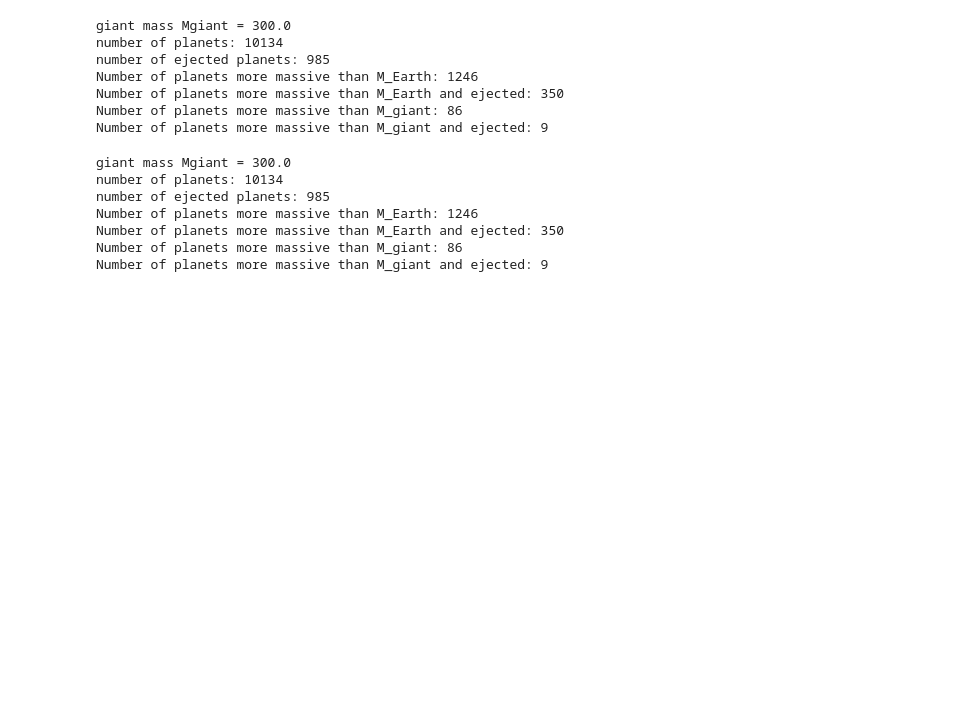
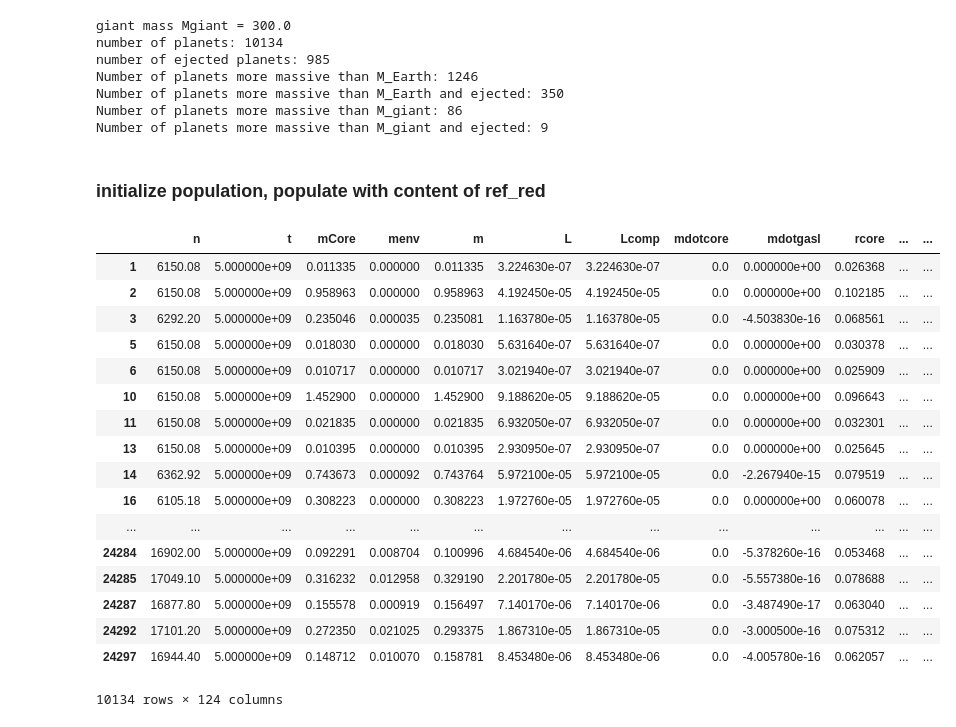
Before and after one commit to matiscke/popsyntools, a Jupyter notebook: notebooks/20180716_exostat2.ipynb, the cells around one changed output. Saved outputs shown, nothing was run; the diff lists cells and outputs as text; code cells hidden in the pictures; blank space fills up the shorter version.

Commit message:
filter population by planet type

```diff
--- a/notebooks/20180716_exostat2.ipynb
+++ b/notebooks/20180716_exostat2.ipynb
@@ -32,17 +32,30 @@ Number of planets more massive than M_Earth: 1246
 Number of planets more massive than M_Earth and ejected: 350
 Number of planets more massive than M_giant: 86
 Number of planets more massive than M_giant and ejected: 9
+# %% [markdown]
+### initialize population, populate with content of ref_red
 # %%
 pop = planeteOutput.population()
 # %%
 pop.readData(file)
-# %%
-pop.categorize()
-# %% [output]
-giant mass Mgiant = 300.0
-number of planets: 10134
-number of ejected planets: 985
-Number of planets more massive than M_Earth: 1246
-Number of planets more massive than M_Earth and ejected: 350
-Number of planets more massive than M_giant: 86
-Number of planets more massive than M_giant and ejected: 9
+# %%
+stats.filterPlanets(pop.data, 'all')
+# %% [output]
+|  | n | t | mCore | menv | m | L | Lcomp | mdotcore | mdotgasl | rcore | ... | ... |
+| 1 | 6150.08 | 5.000000e+09 | 0.011335 | 0.000000 | 0.011335 | 3.224630e-07 | 3.224630e-07 | 0.0 | 0.000000e+00 | 0.026368 | ... | ... |
+| 2 | 6150.08 | 5.000000e+09 | 0.958963 | 0.000000 | 0.958963 | 4.192450e-05 | 4.192450e-05 | 0.0 | 0.000000e+00 | 0.102185 | ... | ... |
+| 3 | 6292.20 | 5.000000e+09 | 0.235046 | 0.000035 | 0.235081 | 1.163780e-05 | 1.163780e-05 | 0.0 | -4.503830e-16 | 0.068561 | ... | ... |
+| 5 | 6150.08 | 5.000000e+09 | 0.018030 | 0.000000 | 0.018030 | 5.631640e-07 | 5.631640e-07 | 0.0 | 0.000000e+00 | 0.030378 | ... | ... |
+| 6 | 6150.08 | 5.000000e+09 | 0.010717 | 0.000000 | 0.010717 | 3.021940e-07 | 3.021940e-07 | 0.0 | 0.000000e+00 | 0.025909 | ... | ... |
+| 10 | 6150.08 | 5.000000e+09 | 1.452900 | 0.000000 | 1.452900 | 9.188620e-05 | 9.188620e-05 | 0.0 | 0.000000e+00 | 0.096643 | ... | ... |
+| 11 | 6150.08 | 5.000000e+09 | 0.021835 | 0.000000 | 0.021835 | 6.932050e-07 | 6.932050e-07 | 0.0 | 0.000000e+00 | 0.032301 | ... | ... |
+| 13 | 6150.08 | 5.000000e+09 | 0.010395 | 0.000000 | 0.010395 | 2.930950e-07 | 2.930950e-07 | 0.0 | 0.000000e+00 | 0.025645 | ... | ... |
+| 14 | 6362.92 | 5.000000e+09 | 0.743673 | 0.000092 | 0.743764 | 5.972100e-05 | 5.972100e-05 | 0.0 | -2.267940e-15 | 0.079519 | ... | ... |
+| 16 | 6105.18 | 5.000000e+09 | 0.308223 | 0.000000 | 0.308223 | 1.972760e-05 | 1.972760e-05 | 0.0 | 0.000000e+00 | 0.060078 | ... | ... |
+| ... | ... | ... | ... | ... | ... | ... | ... | ... | ... | ... | ... | ... |
+| 24284 | 16902.00 | 5.000000e+09 | 0.092291 | 0.008704 | 0.100996 | 4.684540e-06 | 4.684540e-06 | 0.0 | -5.378260e-16 | 0.053468 | ... | ... |
+| 24285 | 17049.10 | 5.000000e+09 | 0.316232 | 0.012958 | 0.329190 | 2.201780e-05 | 2.201780e-05 | 0.0 | -5.557380e-16 | 0.078688 | ... | ... |
+| 24287 | 16877.80 | 5.000000e+09 | 0.155578 | 0.000919 | 0.156497 | 7.140170e-06 | 7.140170e-06 | 0.0 | -3.487490e-17 | 0.063040 | ... | ... |
+| 24292 | 17101.20 | 5.000000e+09 | 0.272350 | 0.021025 | 0.293375 | 1.867310e-05 | 1.867310e-05 | 0.0 | -3.000500e-16 | 0.075312 | ... | ... |
+| 24297 | 16944.40 | 5.000000e+09 | 0.148712 | 0.010070 | 0.158781 | 8.453480e-06 | 8.453480e-06 | 0.0 | -4.005780e-16 | 0.062057 | ... | ... |
+10134 rows × 124 columns
```
Also changed, not shown: 1 other file.
